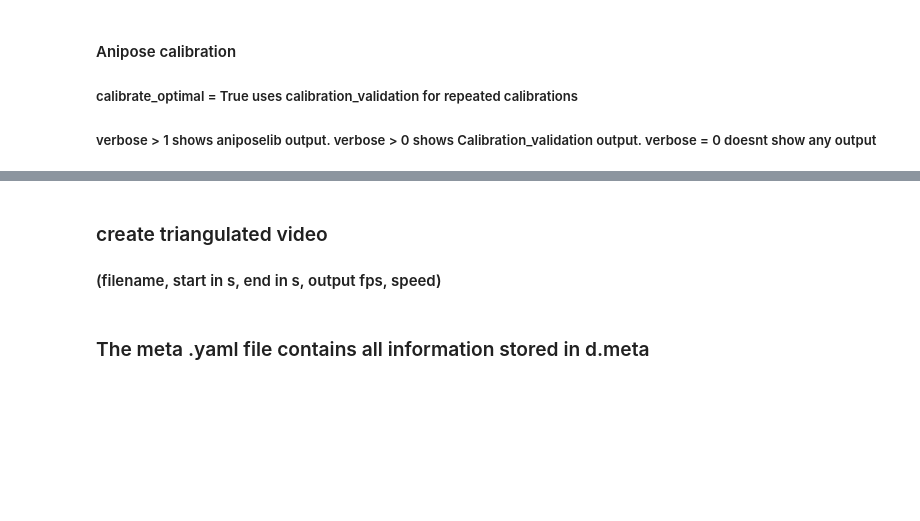
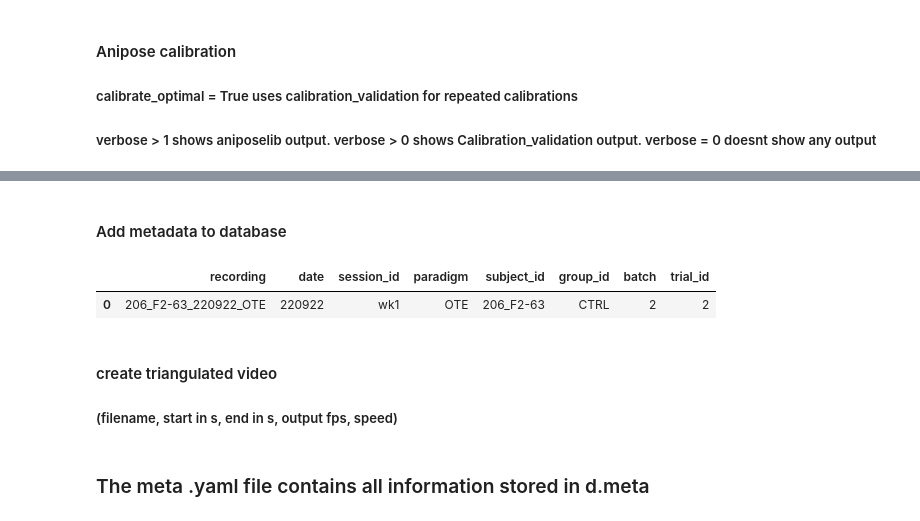
Before and after one commit to retune-commons/let_it_be_3D, a Jupyter notebook: Walkthrough_3D.ipynb, the cells around one changed output, grey strips where cells are left out. Saved outputs shown, nothing was run; the diff lists cells and outputs as text; code cells hidden in the pictures; blank space fills up the shorter version.

Commit message:
database implementation, bug marker detection fixed, fps in filename, upsynchronizer, more information in Synchro_plots, black

```diff
--- a/Walkthrough_3D.ipynb
+++ b/Walkthrough_3D.ipynb
@@ -36,0 +74,2 @@ d.triangulate_recordings(test_mode = False)
+# %% [markdown]
+#### Add metadata to database
@@ -37,4 +150,9 @@ d.triangulate_recordings(test_mode = False)
+# %%
+pd.read_csv("test.csv")
+# %% [output]
+|  | recording | date | session_id | paradigm | subject_id | group_id | batch | trial_id |
+| 0 | 206_F2-63_220922_OTE | 220922 | wk1 | OTE | 206_F2-63 | CTRL | 2 | 2 |
 # %% [markdown]
-### create triangulated video
-#### (filename, start in s, end in s, output fps, speed)
+#### create triangulated video
+##### (filename, start in s, end in s, output fps, speed)
 # %%
```
Also changed, not shown: parts of 26 cells of this notebook, 14 other files.
